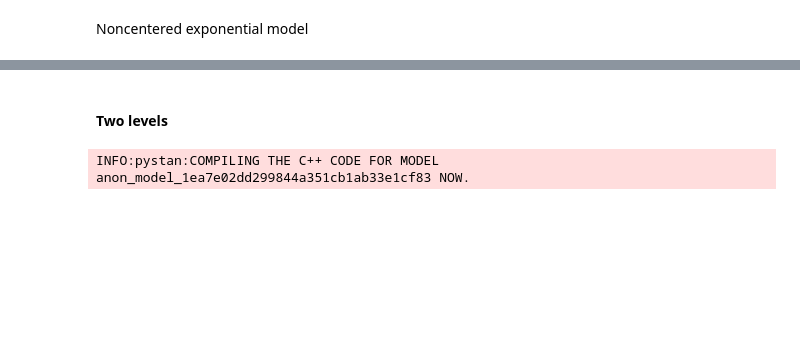
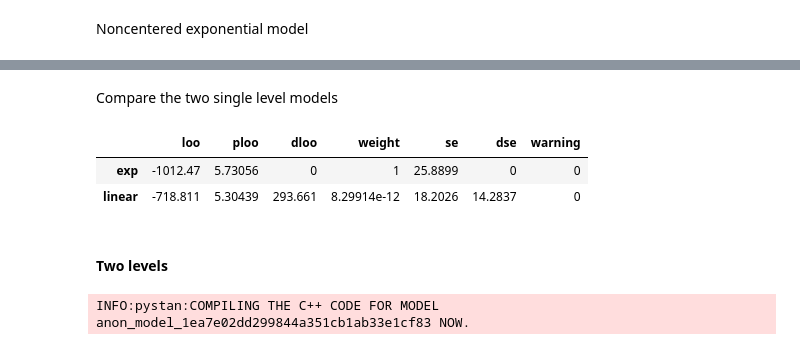
Before and after one commit to Xinhong111/Bi203, a Jupyter notebook: sandbox/hw9.1_ZJ_MW.ipynb, the cells around one changed output, grey strips where cells are left out. Drawn from its saved outputs; the diff is of its cells as text; code cells hidden in the pictures; blank space fills up the shorter version.

```diff
--- a/sandbox/hw9.1_ZJ_MW.ipynb
+++ b/sandbox/hw9.1_ZJ_MW.ipynb
@@ -42,6 +42,9 @@ for i in df['growth_event'].diff():
         time.append(j)
 
 df['t'] = time
+# %%
+# Rename for convenience
+df = df.rename(columns={'area (sq um)': 'area'})
 # %%
 df.head()
 # %% [output]
@@ -476,5 +284,0 @@ INFO:pystan:COMPILING THE C++ CODE FOR MODEL anon_model_b7ee63f8ff19e32a900f7189
-# %%
-# Rename for convenience
-df_bacterium1 = df_bacterium1.rename(columns={'area (sq um)': 'area'})
-
-df_bacterium1.head()
@@ -805,3 +543,14 @@ bokeh.io.show(p1)
+# %% [markdown]
+Compare the two single level models
+# %%
+bebi103.stan.compare({'linear': samples_linear,
+                      'exp': samples_exp},
+                     log_likelihood='log_lik',
+                     ic='loo')
+# %% [output]
+|  | loo | ploo | dloo | weight | se | dse | warning |
+| exp | -1012.47 | 5.73056 | 0 | 1 | 25.8899 | 0 | 0 |
+| linear | -718.811 | 5.30439 | 293.661 | 8.29914e-12 | 18.2026 | 14.2837 | 0 |
 # %% [markdown]
 #### Two levels
 # %%
```
Also changed, not shown: parts of 36 cells of this notebook.
